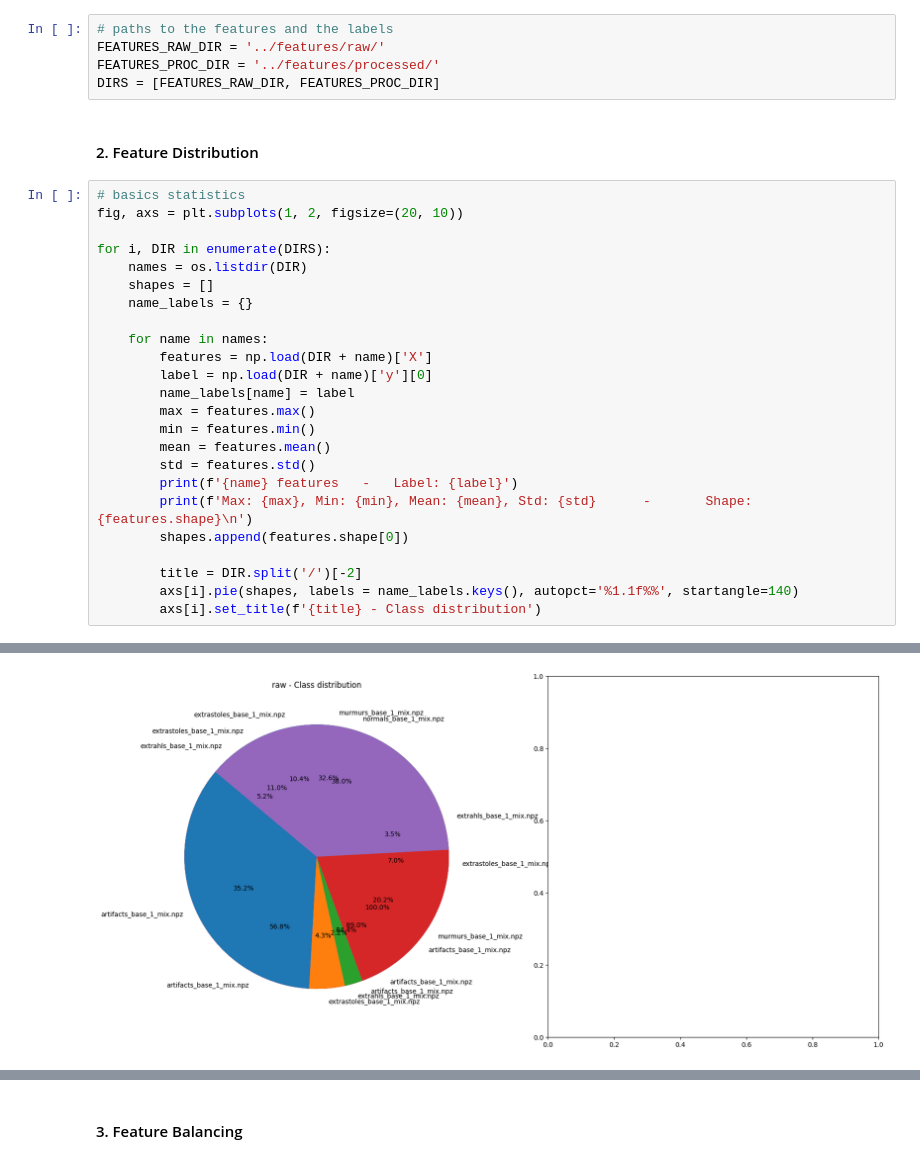
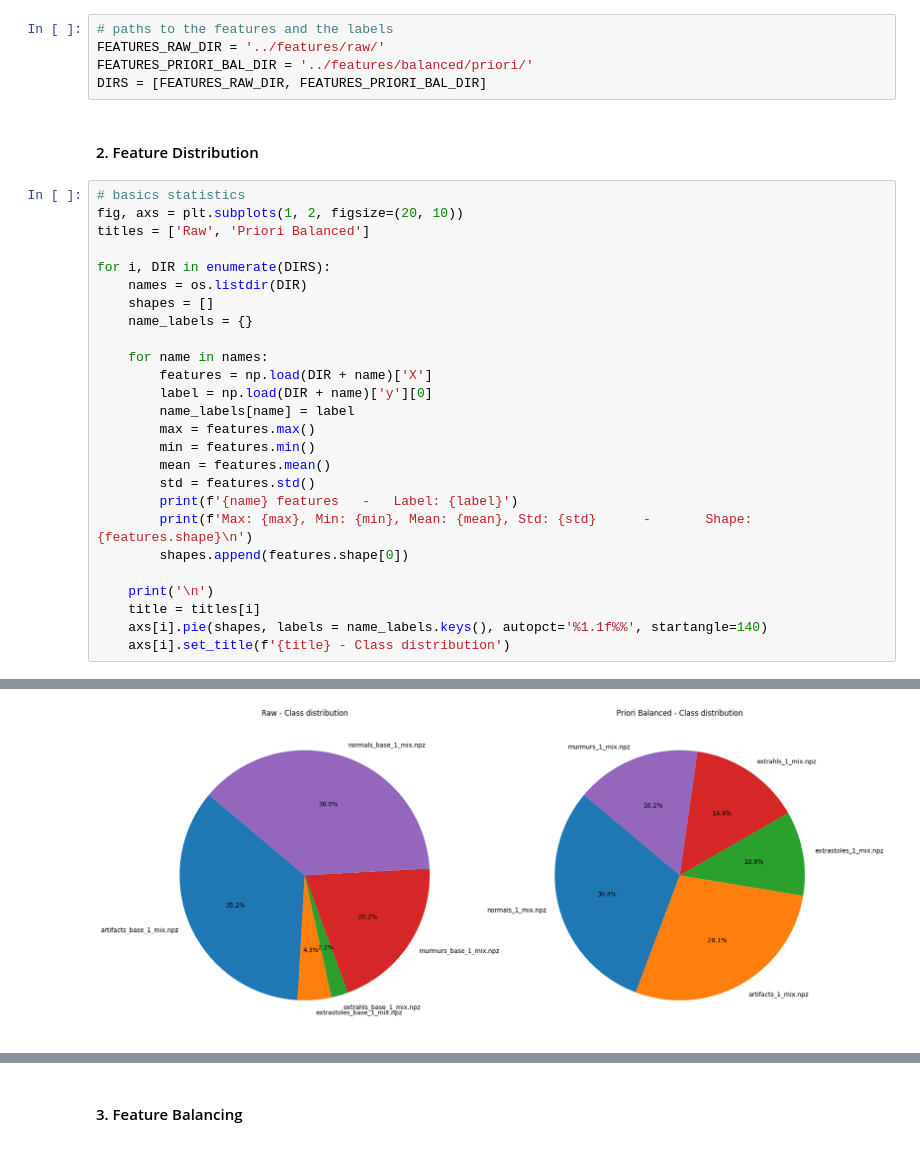
Before and after one commit to DavideLigari01/advanced-biomedical-project, a Jupyter notebook: notebooks/posteriori_balancing.ipynb, the cells around one changed output, grey strips where cells are left out. Cells and saved outputs as stored; diff of their text form.

```diff
--- a/notebooks/posteriori_balancing.ipynb
+++ b/notebooks/posteriori_balancing.ipynb
@@ -18,13 +18,14 @@ import matplotlib.pyplot as plt
 # %%
 # paths to the features and the labels
 FEATURES_RAW_DIR = '../features/raw/'
-FEATURES_PROC_DIR = '../features/processed/'
-DIRS = [FEATURES_RAW_DIR, FEATURES_PROC_DIR]
+FEATURES_PRIORI_BAL_DIR = '../features/balanced/priori/'
+DIRS = [FEATURES_RAW_DIR, FEATURES_PRIORI_BAL_DIR]
 # %% [markdown]
 #### 2. Feature Distribution <a id='Feature-Distribution'></a>
 # %%
 # basics statistics
 fig, axs = plt.subplots(1, 2, figsize=(20, 10))
+titles = ['Raw', 'Priori Balanced']
 
 for i, DIR in enumerate(DIRS):
 	names = os.listdir(DIR)
@@ -43,9 +44,10 @@ for i, DIR in enumerate(DIRS):
 		print(f'Max: {max}, Min: {min}, Mean: {mean}, Std: {std}      -       Shape: {features.shape}\n')
 		shapes.append(features.shape[0])
 
-		title = DIR.split('/')[-2]
-		axs[i].pie(shapes, labels = name_labels.keys(), autopct='%1.1f%%', startangle=140)
-		axs[i].set_title(f'{title} - Class distribution')
+	print('\n')
+	title = titles[i]
+	axs[i].pie(shapes, labels = name_labels.keys(), autopct='%1.1f%%', startangle=140)
+	axs[i].set_title(f'{title} - Class distribution')
 # %% [output]
 artifacts_base_1_mix.npz features   -   Label: 0.0
 Max: 21160.455953663793, Min: -1131.369384765625, Mean: 483.97492510688136, Std: 1852.854843619321      -       Shape: (2000, 26)
@@ -64 +69 @@ Max: 16976.08432112069, Min: -654.86279296875, Mean: 111.12140859068722, Std: 73
-[figure, old version]
+[figure, new version]
```
Also changed, not shown: parts of 2 cells of this notebook, 6 other files.
